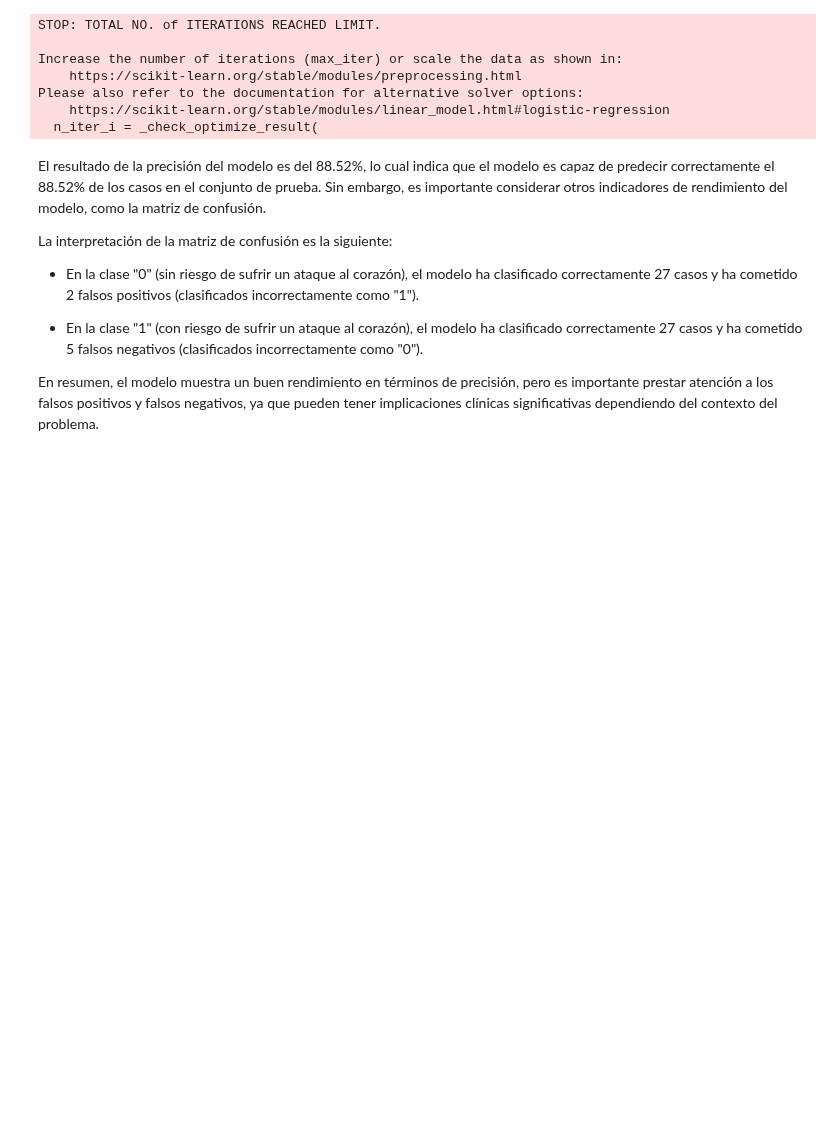
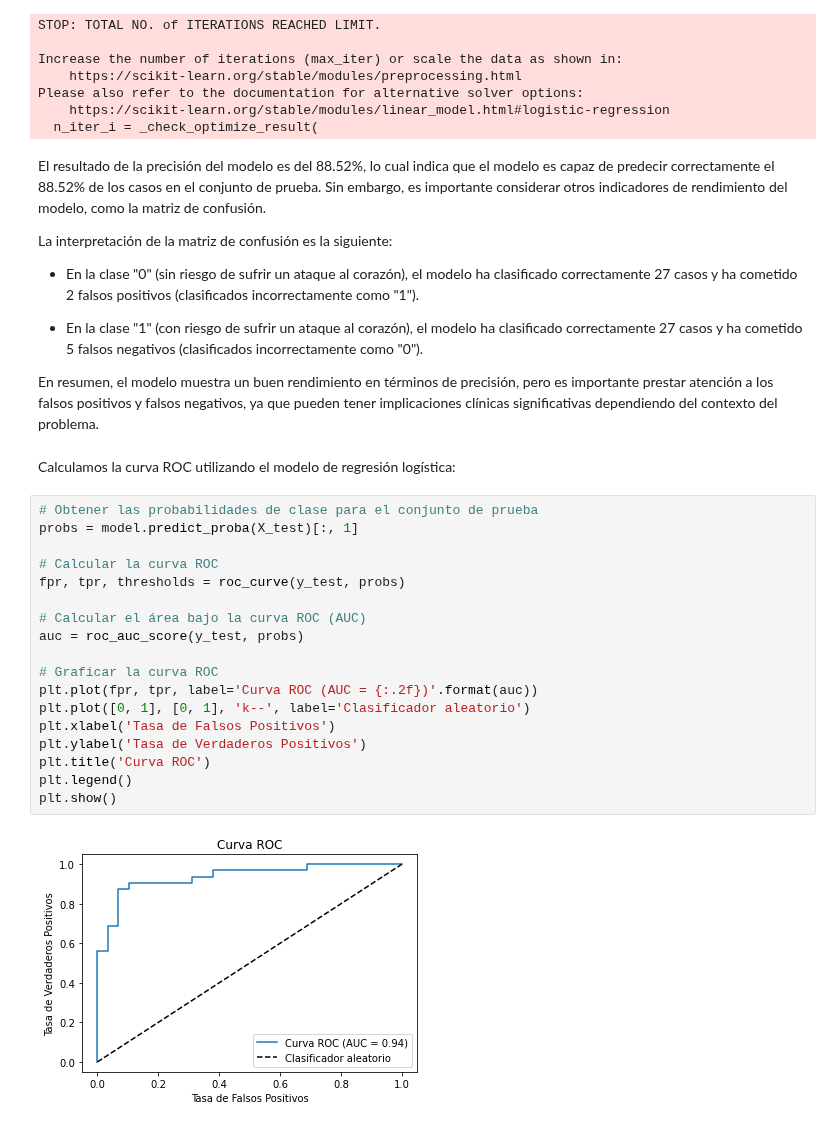
Before and after one commit to OscarTienda/heart-attack-analysis-prection, a Jupyter notebook: code/heart-attack-analysis-prediction.ipynb, the cells around one changed output. Drawn from its saved outputs; the diff is of its cells as text; blank space fills up the shorter version.

Commit message:
Curva roc

```diff
--- a/code/heart-attack-analysis-prediction.ipynb
+++ b/code/heart-attack-analysis-prediction.ipynb
@@ -724,3 +745,25 @@ La interpretación de la matriz de confusión es la siguiente:
 - En la clase "1" (con riesgo de sufrir un ataque al corazón), el modelo ha clasificado correctamente 27 casos y ha cometido 5 falsos negativos (clasificados incorrectamente como "0").
 
 En resumen, el modelo muestra un buen rendimiento en términos de precisión, pero es importante prestar atención a los falsos positivos y falsos negativos, ya que pueden tener implicaciones clínicas significativas dependiendo del contexto del problema.
+# %% [markdown]
+Calculamos la curva ROC utilizando el modelo de regresión logística:
+# %%
+# Obtener las probabilidades de clase para el conjunto de prueba
+probs = model.predict_proba(X_test)[:, 1]
+
+# Calcular la curva ROC
+fpr, tpr, thresholds = roc_curve(y_test, probs)
+
+# Calcular el área bajo la curva ROC (AUC)
+auc = roc_auc_score(y_test, probs)
+
+# Graficar la curva ROC
+plt.plot(fpr, tpr, label='Curva ROC (AUC = {:.2f})'.format(auc))
+plt.plot([0, 1], [0, 1], 'k--', label='Clasificador aleatorio')
+plt.xlabel('Tasa de Falsos Positivos')
+plt.ylabel('Tasa de Verdaderos Positivos')
+plt.title('Curva ROC')
+plt.legend()
+plt.show()
+# %% [output]
+[figure, added]
```
Also changed, not shown: parts of 4 cells of this notebook.
